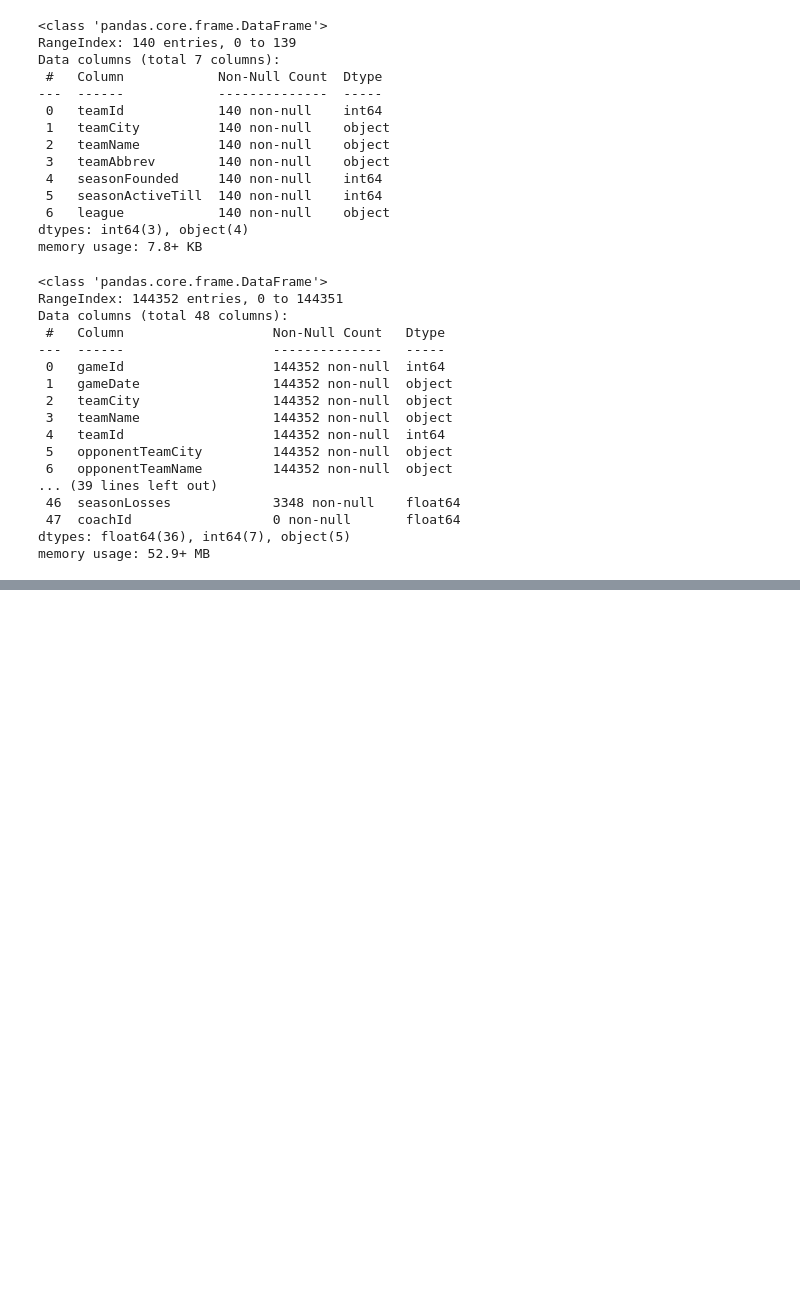
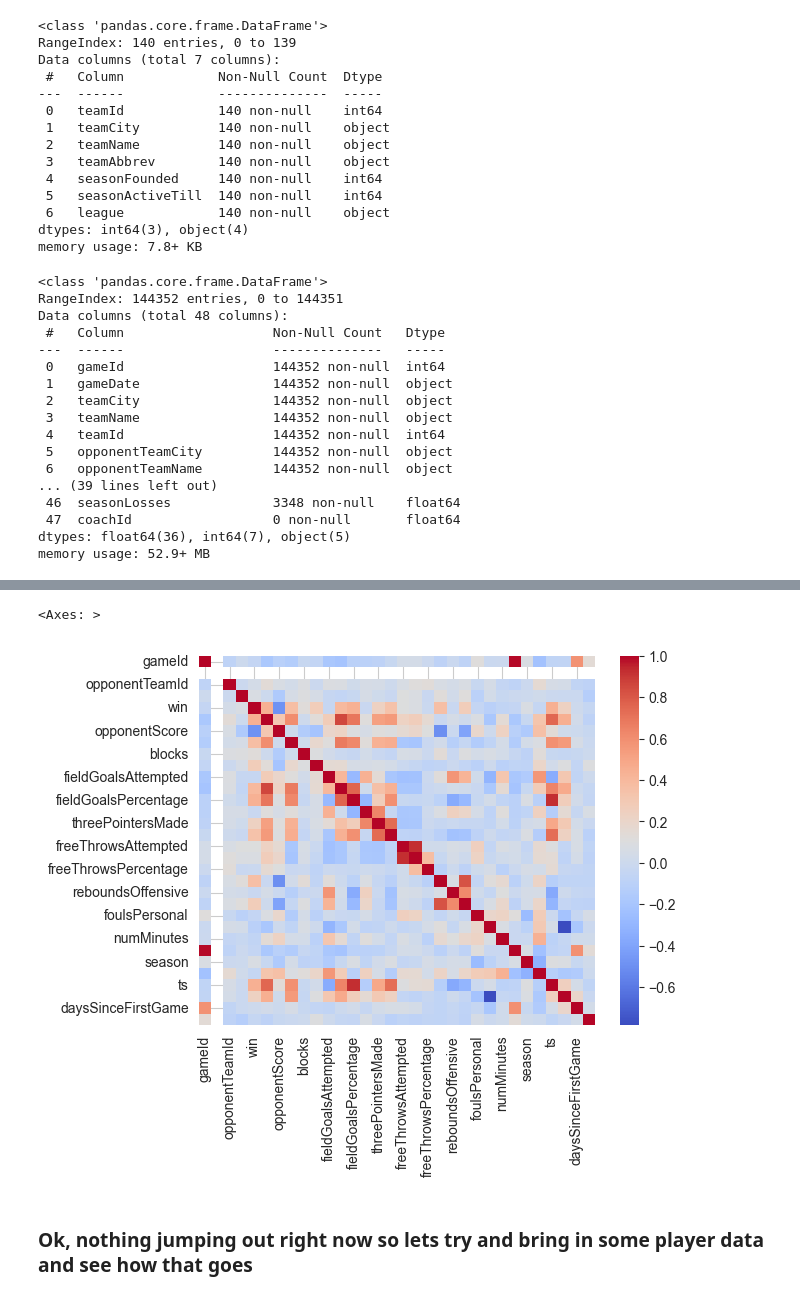
Before and after one commit to pruett1/nba-stats, a Jupyter notebook: exploratory.ipynb, the cells around one changed output, grey strips where cells are left out. Saved outputs shown, nothing was run; the diff lists cells and outputs as text; code cells hidden in the pictures; blank space fills up the shorter version.

```diff
--- a/exploratory.ipynb
+++ b/exploratory.ipynb
@@ -163,0 +341,10 @@ ValueError: unconverted data remains when parsing with format "%Y-%m-%d": " 20:0
+# %%
+numeric_cols = timberwolves.select_dtypes(include='number')
+# print(numeric_cols.columns)
+
+sns.heatmap(numeric_cols.corr(), cmap='coolwarm')
+# %% [output]
+<Axes: >
+[figure, added]
+# %% [markdown]
+### Ok, nothing jumping out right now so lets try and bring in some player data and see how that goes
```
Also changed, not shown: parts of 19 cells of this notebook, 1 other file.
